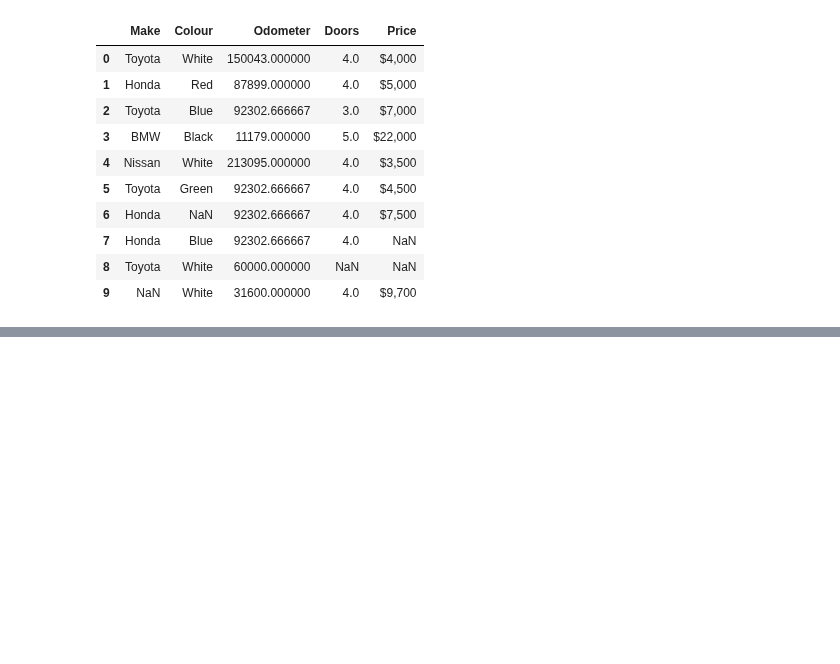
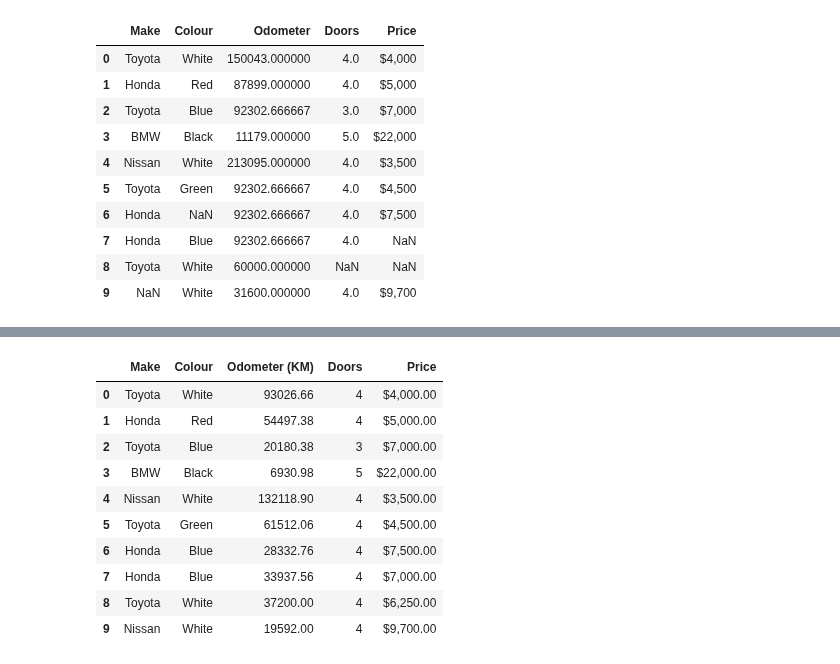
Before and after one commit to msnkr/python_projects, a Jupyter notebook: ML/introduction-to-pandas/pandas_practice.ipynb, the cells around one changed output, grey strips where cells are left out. Saved outputs shown, nothing was run; the diff lists cells and outputs as text; code cells hidden in the pictures; blank space fills up the shorter version.

```diff
--- a/ML/introduction-to-pandas/pandas_practice.ipynb
+++ b/ML/introduction-to-pandas/pandas_practice.ipynb
@@ -142,0 +177,3 @@ missing_data
+# %%
+car_sales = pd.read_csv("7.1 car-sales.csv")
+car_sales
@@ -142,0 +192,15 @@ missing_data
+# %%
+car_sales["Odometer (KM)"] = car_sales["Odometer (KM)"] * 0.62
+car_sales
+# %% [output]
+|  | Make | Colour | Odometer (KM) | Doors | Price |
+| 0 | Toyota | White | 93026.66 | 4 | $4,000.00 |
+| 1 | Honda | Red | 54497.38 | 4 | $5,000.00 |
+| 2 | Toyota | Blue | 20180.38 | 3 | $7,000.00 |
+| 3 | BMW | Black | 6930.98 | 5 | $22,000.00 |
+| 4 | Nissan | White | 132118.90 | 4 | $3,500.00 |
+| 5 | Toyota | Green | 61512.06 | 4 | $4,500.00 |
+| 6 | Honda | Blue | 28332.76 | 4 | $7,500.00 |
+| 7 | Honda | Blue | 33937.56 | 4 | $7,000.00 |
+| 8 | Toyota | White | 37200.00 | 4 | $6,250.00 |
+| 9 | Nissan | White | 19592.00 | 4 | $9,700.00 |
```
Also changed, not shown: parts of 14 cells of this notebook.
